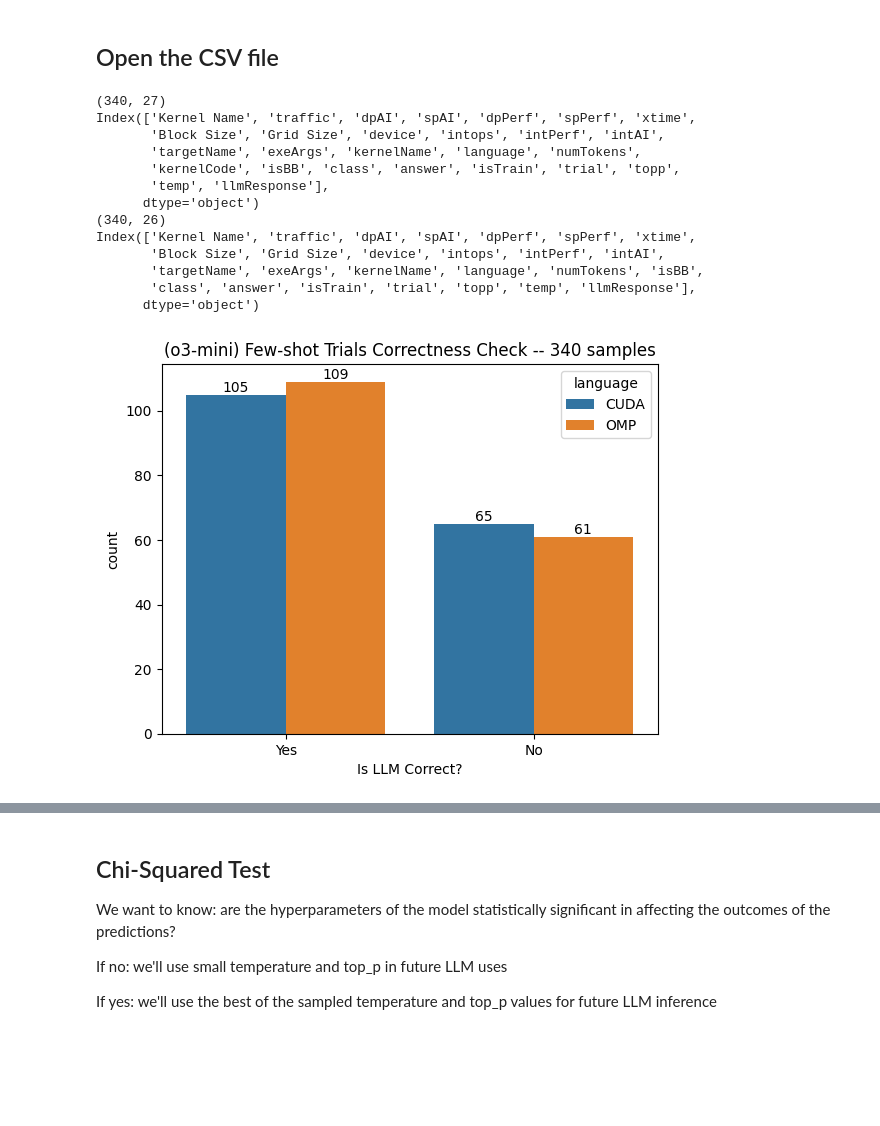
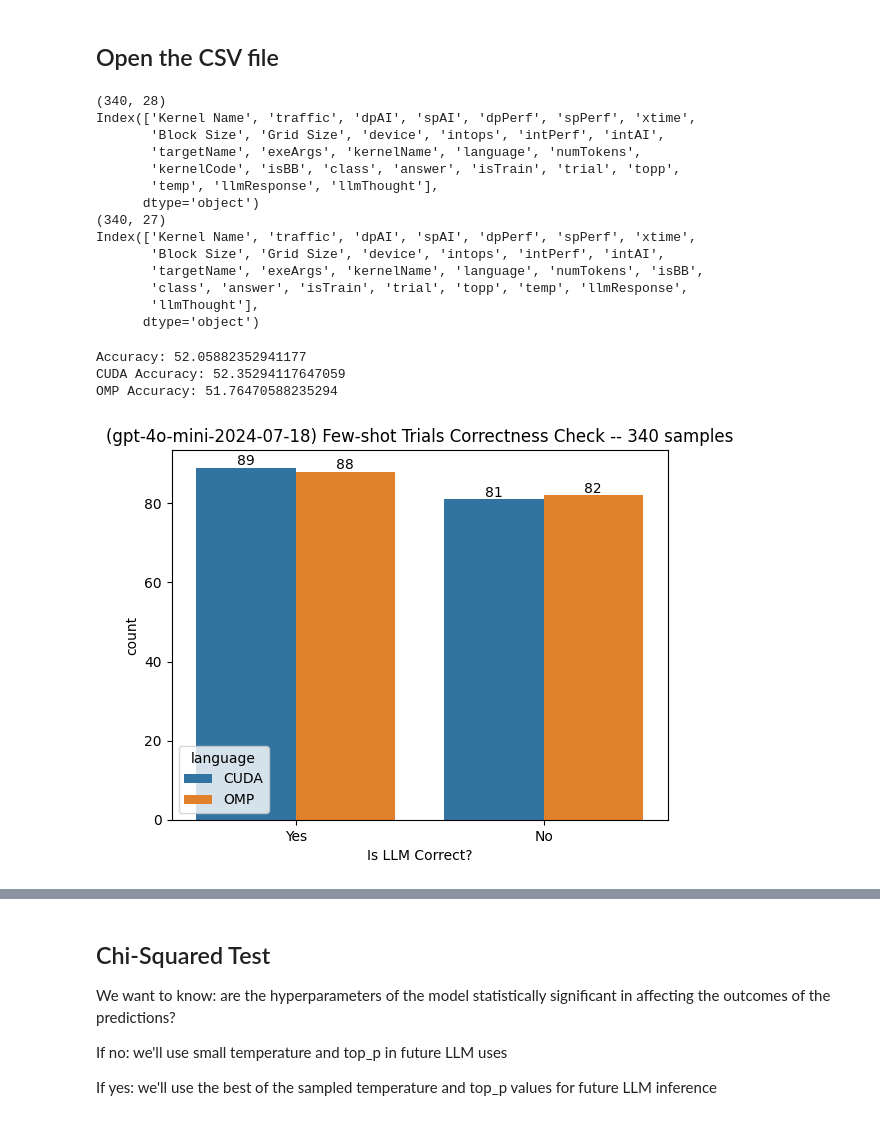
Before and after one commit to Scientific-Computing-Lab/ParallelCodeEstimation, a Jupyter notebook: dataset-gen/vizFewShotData.ipynb, the cells around one changed output, grey strips where cells are left out. Drawn from its saved outputs; the diff is of its cells as text; code cells hidden in the pictures; blank space fills up the shorter version.

Commit message:
using a script for fewshot trials

```diff
--- a/dataset-gen/vizFewShotData.ipynb
+++ b/dataset-gen/vizFewShotData.ipynb
@@ -25,10 +11,15 @@ Peak GINTOP/s 12533.76 with FMA
 
 #resultsCSV = 'few-shot-inference-results.csv'
 #resultsCSV = 'few-shot-inference-results-gemini-flash-2.csv'
-resultsCSV, modelName = 'few-shot-inference-results-o3-mini.csv', 'o3-mini'
-#resultsCSV, modelName = 'few-shot-inference-results-o3-mini-high.csv', 'o3-mini-high'
-#resultsCSV, modelName = 'few-shot-inference-results-o1-mini.csv', 'o1-mini'
+#resultsCSV = 'few-shot-inference-results-o3-mini.csv'
+#resultsCSV = 'few-shot-inference-results-o3-mini-high.csv'
+#resultsCSV = 'few-shot-inference-results-o1-mini.csv'
+#resultsCSV = 'few-shot-inference-results-o1.csv'
+#resultsCSV = 'few-shot-inference-results-gpt-4o-2024-11-20.csv'
+#resultsCSV = 'few-shot-inference-results-gpt-4o-mini.csv'
+resultsCSV = 'few-shot-inference-results-gpt-4o-mini-2024-07-18.csv'
 
+modelName = resultsCSV[len('few-shot-inference-results-'):-4]
 
 dtypes['language'] = 'string'
 dtypes['numTokens'] = np.int64
@@ -39,6 +30,7 @@ dtypes['answer'] = 'string'
 dtypes['topp'] = np.float64
 dtypes['temp'] = np.float64
 dtypes['llmResponse'] = 'string'
+dtypes['llmThought'] = 'string'
 dtypes['trial'] = np.int64
 dtypes['isTrain'] = np.int64
 
@@ -52,18 +44,19 @@ df.drop(['kernelCode'], axis=1, inplace=True)
 print(df.shape)
 print(df.columns)
 # %% [output]
-(340, 27)
+(340, 28)
 Index(['Kernel Name', 'traffic', 'dpAI', 'spAI', 'dpPerf', 'spPerf', 'xtime',
        'Block Size', 'Grid Size', 'device', 'intops', 'intPerf', 'intAI',
        'targetName', 'exeArgs', 'kernelName', 'language', 'numTokens',
        'kernelCode', 'isBB', 'class', 'answer', 'isTrain', 'trial', 'topp',
-       'temp', 'llmResponse'],
+       'temp', 'llmResponse', 'llmThought'],
       dtype='object')
-(340, 26)
+(340, 27)
 Index(['Kernel Name', 'traffic', 'dpAI', 'spAI', 'dpPerf', 'spPerf', 'xtime',
        'Block Size', 'Grid Size', 'device', 'intops', 'intPerf', 'intAI',
        'targetName', 'exeArgs', 'kernelName', 'language', 'numTokens', 'isBB',
-       'class', 'answer', 'isTrain', 'trial', 'topp', 'temp', 'llmResponse'],
+       'class', 'answer', 'isTrain', 'trial', 'topp', 'temp', 'llmResponse',
+       'llmThought'],
       dtype='object')
 # %%
 # need to cleanup the LLM responses
@@ -72,7 +65,12 @@ def cleanup_responses(x):
     if not (str(x) == '<NA>'):
         matches = re.finditer(r'(Bandwidth|Compute)', x, re.MULTILINE)
         matches = [m for m in matches]
-        assert len(matches) == 1
+        if len(matches) > 1:
+            # just take the last match
+            print('\tMore than 1 match, taking last one!')
+            matches = [matches[-1]]
+        else:
+            assert len(matches) == 1
         for match in matches:
             m = match.group()
             return m
@@ -83,25 +81,38 @@ df['llmResponse'] = df['llmResponse'].apply(cleanup_responses)
 # %%
 df['isLLMCorrect'] = df.apply(lambda x: x['answer'] == x['llmResponse'], axis=1)
 # %%
+print(f'Accuracy: {100*df[df["isLLMCorrect"] == True]["isLLMCorrect"].count()/df.shape[0]}')
+
+numCUDACorrect = df[(df["isLLMCorrect"] == True) & (df["language"] == 'CUDA')]["isLLMCorrect"].count()
+numCUDA = df[(df["language"] == 'CUDA')]["isLLMCorrect"].count()
+print(f'CUDA Accuracy: {100*numCUDACorrect/numCUDA}')
+
+numOMPCorrect = df[(df["isLLMCorrect"] == True) & (df["language"] == 'OMP')]["isLLMCorrect"].count()
+numOMP = df[(df["language"] == 'OMP')]["isLLMCorrect"].count()
+print(f'OMP Accuracy: {100*numOMPCorrect/numOMP}')
+
 ax = sns.countplot(data=df, order=df['isLLMCorrect'].value_counts(ascending=False).index, hue='language', x='isLLMCorrect')
 
 #abs_values = df['isLLMCorrect'].value_counts(ascending=False)
 #rel_values = df['isLLMCorrect'].value_counts(ascending=False, normalize=True).values * 100
 #lbls = [f'{p[0]} ({p[1]:.0f}%)' for p in zip(abs_values, rel_values)]
 
 #ax.bar_label(container=ax.containers[0], labels=lbls)
 for i in ax.containers:
     ax.bar_label(i,)
 
 ax.set_xlabel('Is LLM Correct?')
 ax.set_title(f'({modelName}) Few-shot Trials Correctness Check -- {df.shape[0]} samples')
 
 ax.set_xticks([0, 1])
 ax.set_xticklabels(['Yes', 'No'])
 
 plt.show()
 # %% [output]
+Accuracy: 52.05882352941177
+CUDA Accuracy: 52.35294117647059
+OMP Accuracy: 51.76470588235294
-[figure, old version]
+[figure, new version]
 # %%
 # visualize by levels
 grouped = df.groupby(['temp', 'topp', 'isLLMCorrect'])['isLLMCorrect'].value_counts().reset_index()
```
Also changed, not shown: parts of 8 cells of this notebook, 3 other files.
